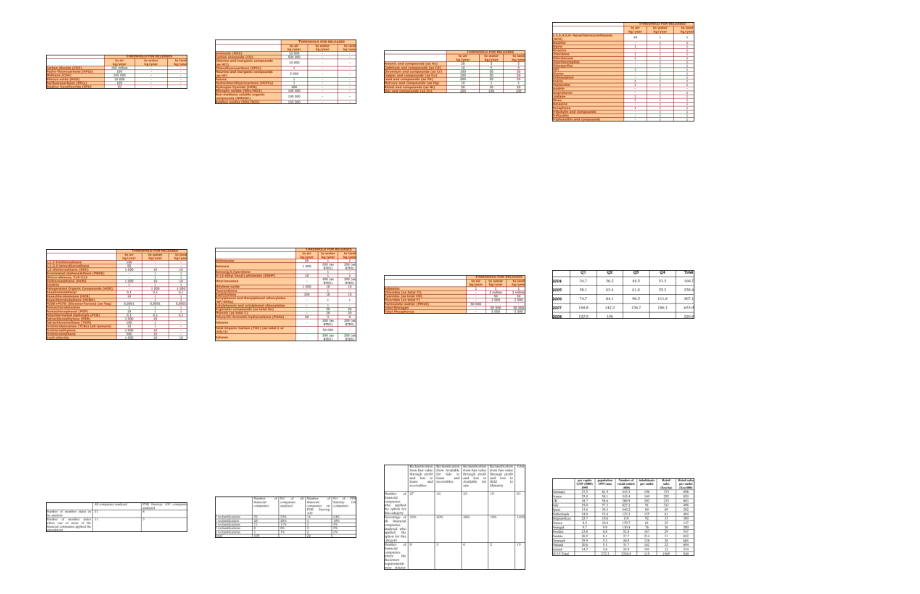
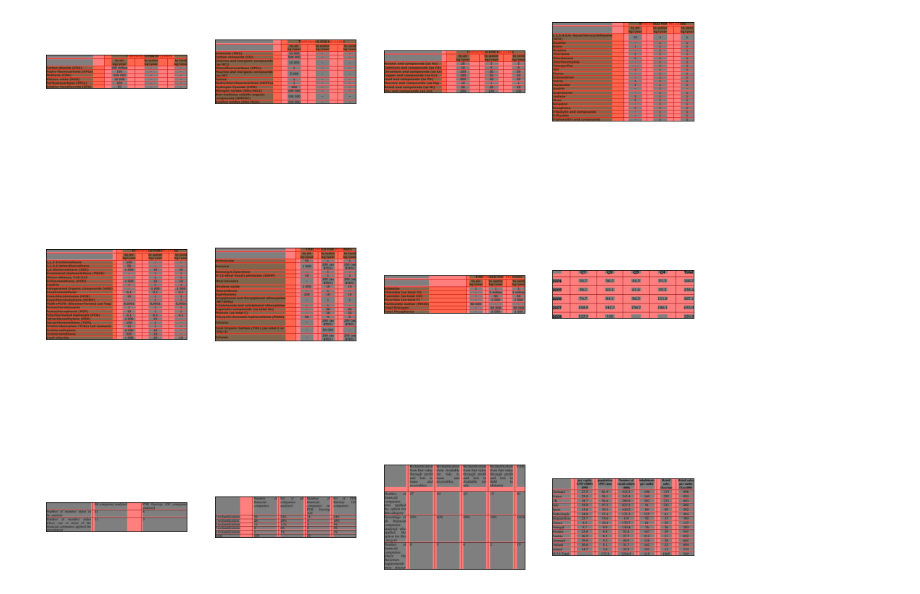
Before and after one commit to matroshenko/TableAnalyzer, a Jupyter notebook: DatasetExploration.ipynb, the cells around one changed output. Drawn from its saved outputs; the diff is of its cells as text; code cells hidden in the pictures.

```diff
--- a/DatasetExploration.ipynb
+++ b/DatasetExploration.ipynb
@@ -10,9 +13,11 @@ ds = tfds.load('ICDAR', split='train')
 fig, axes = plt.subplots(3, 4, figsize=(16,16))
 
 for element, ax in zip(ds.take(12), axes.flat):
-    image = element['image']
+    table_image = PIL.Image.fromarray(element['image'].numpy())
+    debug_image = ICDAR.create_debug_image(
+        table_image, element['horz_split_points_mask'], element['vert_split_points_mask'])
     ax.get_xaxis().set_visible(False)
     ax.get_yaxis().set_visible(False)
-    ax.imshow(image)
+    ax.imshow(debug_image)
 plt.show()
 # %% [output]
@@ -20 +25 @@ plt.show()
-[figure, old version]
+[figure, new version]
```
Also changed, not shown: parts of 3 cells of this notebook.
